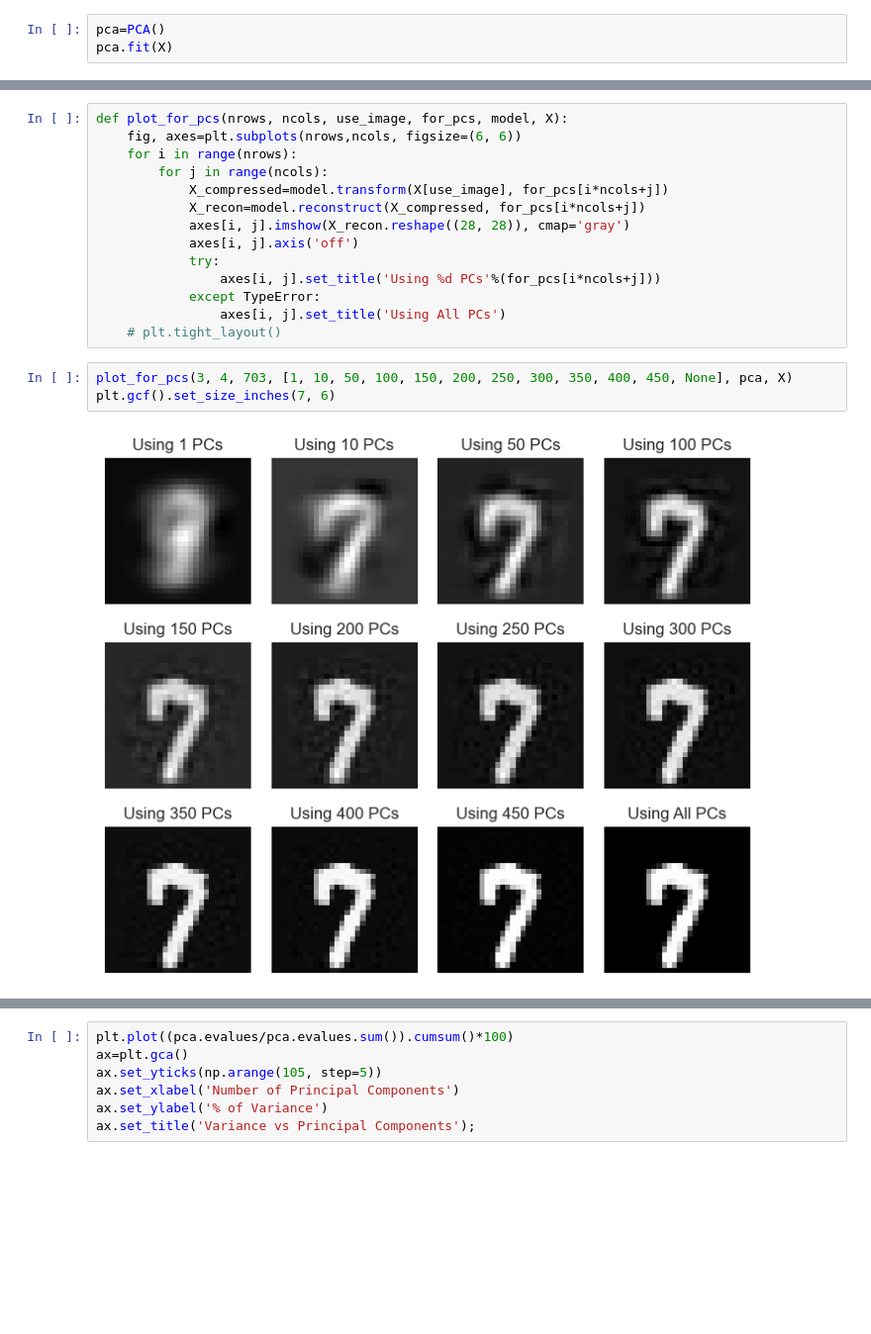
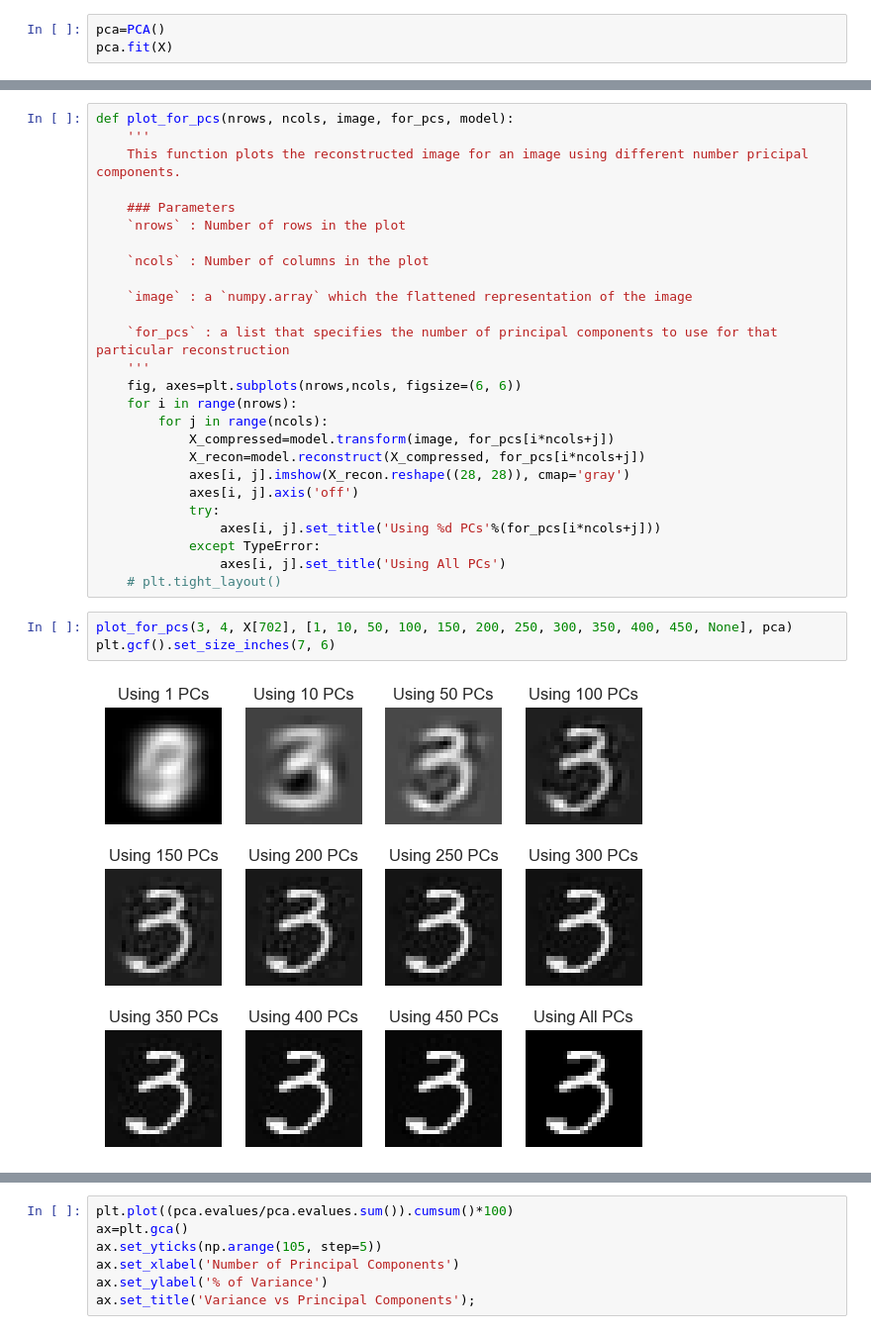
Before and after one commit to seg-fault123/ml, a Jupyter notebook: assignment3/working.ipynb, the cells around one changed output, grey strips where cells are left out. Shown at 99% size. Cells and saved outputs as stored; diff of their text form; blank space fills up the shorter version.

```diff
--- a/assignment3/working.ipynb
+++ b/assignment3/working.ipynb
@@ -107,9 +213,21 @@ array([ 3.43446156e+08,  2.44936687e+08,  2.21425362e+08,  1.95924557e+08,
 # %%
-def plot_for_pcs(nrows, ncols, use_image, for_pcs, model, X):
+def plot_for_pcs(nrows, ncols, image, for_pcs, model):
+    '''
+    This function plots the reconstructed image for an image using different number pricipal components.
+
+    ### Parameters
+    `nrows` : Number of rows in the plot
+
+    `ncols` : Number of columns in the plot
+
+    `image` : a `numpy.array` which the flattened representation of the image
+
+    `for_pcs` : a list that specifies the number of principal components to use for that particular reconstruction
+    '''
     fig, axes=plt.subplots(nrows,ncols, figsize=(6, 6))
     for i in range(nrows):
         for j in range(ncols):
-            X_compressed=model.transform(X[use_image], for_pcs[i*ncols+j])
+            X_compressed=model.transform(image, for_pcs[i*ncols+j])
             X_recon=model.reconstruct(X_compressed, for_pcs[i*ncols+j])
             axes[i, j].imshow(X_recon.reshape((28, 28)), cmap='gray')
             axes[i, j].axis('off')
@@ -119,10 +237,10 @@ def plot_for_pcs(nrows, ncols, use_image, for_pcs, model, X):
                 axes[i, j].set_title('Using All PCs')
     # plt.tight_layout()
 # %%
-plot_for_pcs(3, 4, 703, [1, 10, 50, 100, 150, 200, 250, 300, 350, 400, 450, None], pca, X)
+plot_for_pcs(3, 4, X[702], [1, 10, 50, 100, 150, 200, 250, 300, 350, 400, 450, None], pca)
 plt.gcf().set_size_inches(7, 6)
 # %% [output]
-[figure, old version]
+[figure, new version]
 # %%
 X_compressed=pca.transform(X, 350)
 X_recon=pca.reconstruct(X_compressed, 350)
```
Also changed, not shown: parts of 9 cells of this notebook, 16 other files.
